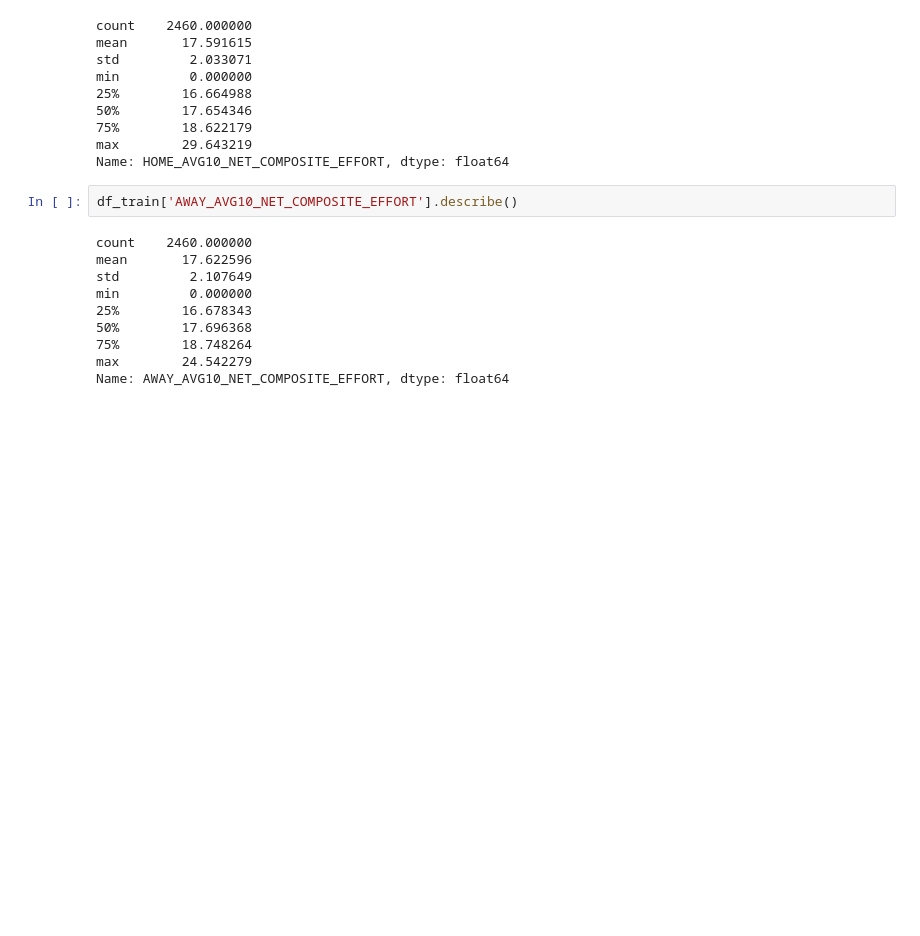
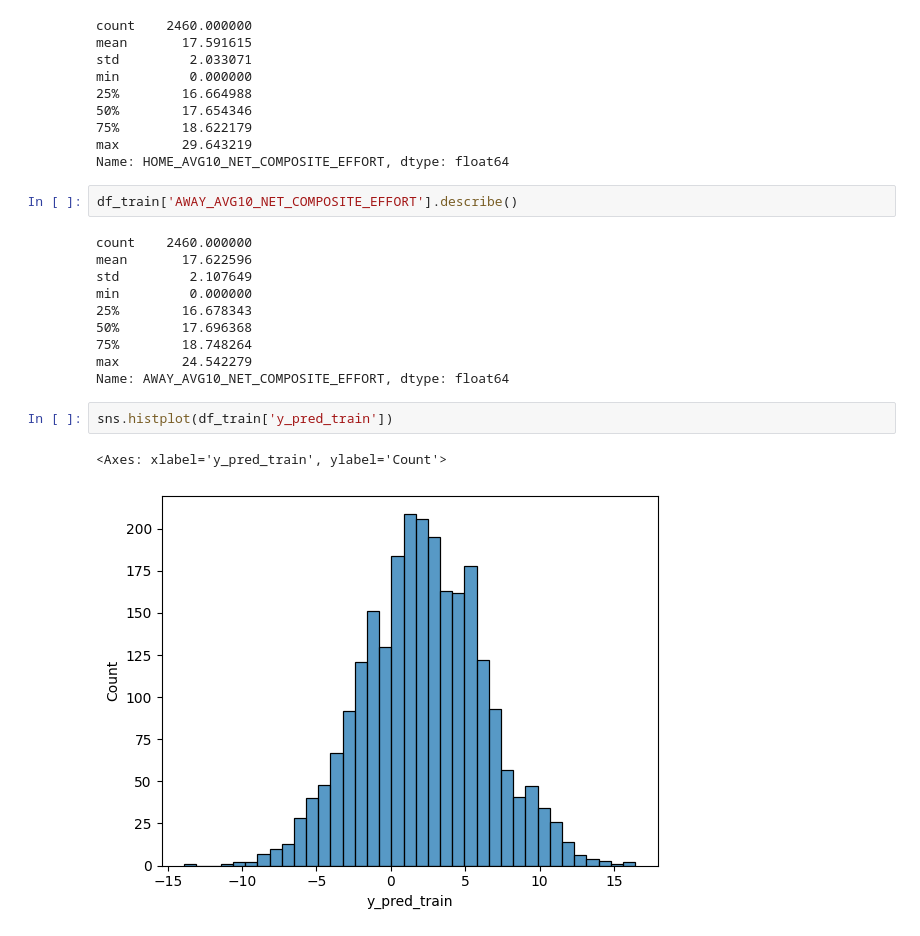
Before and after one commit to samluxenberg1/nba_hustle_sdg, a Jupyter notebook: notebooks/diff_game_game_theory.ipynb, the cells around one changed output. Cells and saved outputs as stored; diff of their text form; blank space fills up the shorter version.

```diff
--- a/notebooks/diff_game_game_theory.ipynb
+++ b/notebooks/diff_game_game_theory.ipynb
@@ -64,3 +65,8 @@ min         0.000000
 75%        18.748264
 max        24.542279
 Name: AWAY_AVG10_NET_COMPOSITE_EFFORT, dtype: float64
+# %%
+sns.histplot(df_train['y_pred_train'])
+# %% [output]
+<Axes: xlabel='y_pred_train', ylabel='Count'>
+[figure, added]
```
Also changed, not shown: parts of 27 cells of this notebook.
